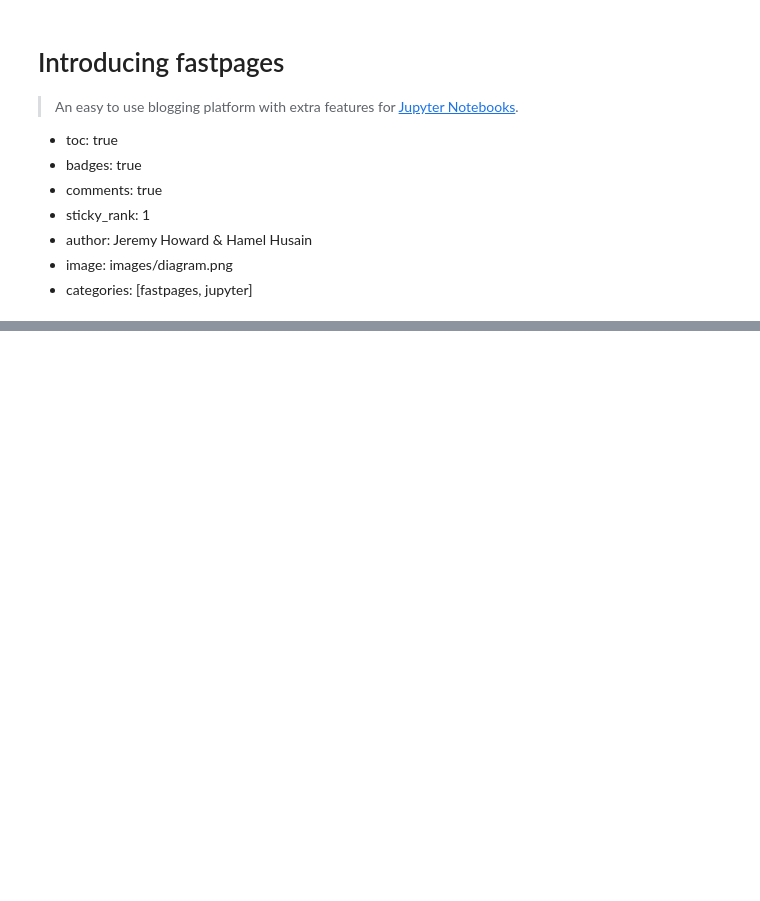
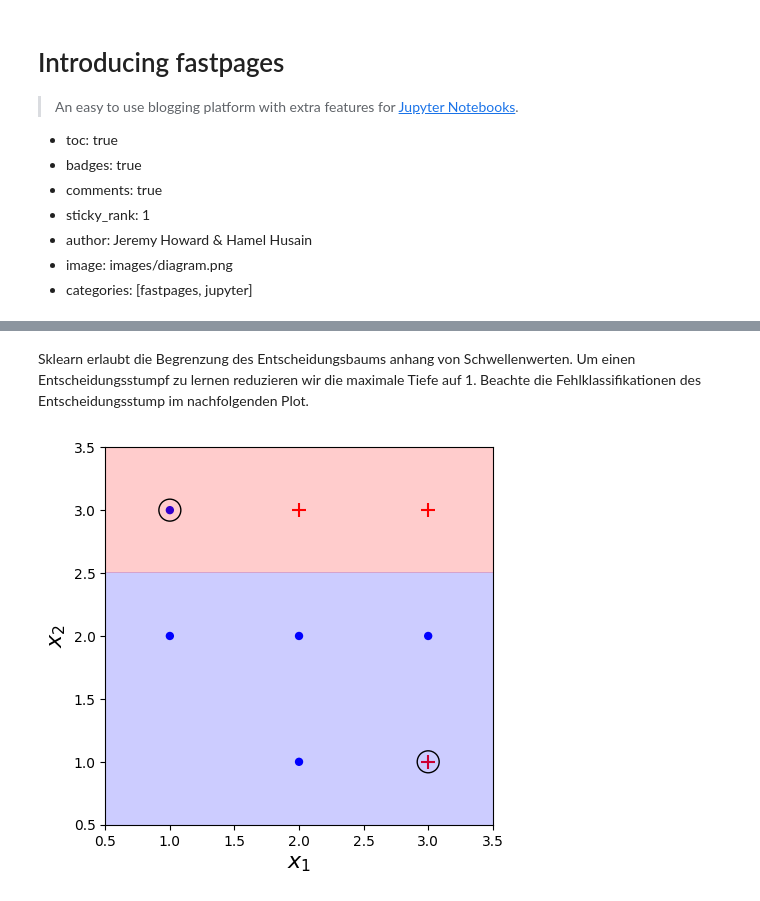
Before and after one commit to ADockhorn/Boosting, a Jupyter notebook: _notebooks/2020-02-21-introducing-fastpages.ipynb, the cells around one changed output, grey strips where cells are left out. Saved outputs shown, nothing was run; the diff lists cells and outputs as text; code cells hidden in the pictures; blank space fills up the shorter version.

```diff
--- a/_notebooks/2020-02-21-introducing-fastpages.ipynb
+++ b/_notebooks/2020-02-21-introducing-fastpages.ipynb
@@ -254,0 +208,10 @@ If you end up writing a blog post using fastpages, please let us know on Twitter
+# %% [markdown]
+Sklearn erlaubt die Begrenzung des Entscheidungsbaums anhang von Schwellenwerten.
+Um einen Entscheidungsstumpf zu lernen reduzieren wir die maximale Tiefe auf 1.
+Beachte die Fehlklassifikationen des Entscheidungsstump im nachfolgenden Plot.
+# %%
+stump = DecisionTreeClassifier(max_depth=1)
+stump.fit(X, y)
+plot_results(X, y, stump)
+# %% [output]
+[figure, added]
```
Also changed, not shown: parts of 68 cells of this notebook, 1 other file.
